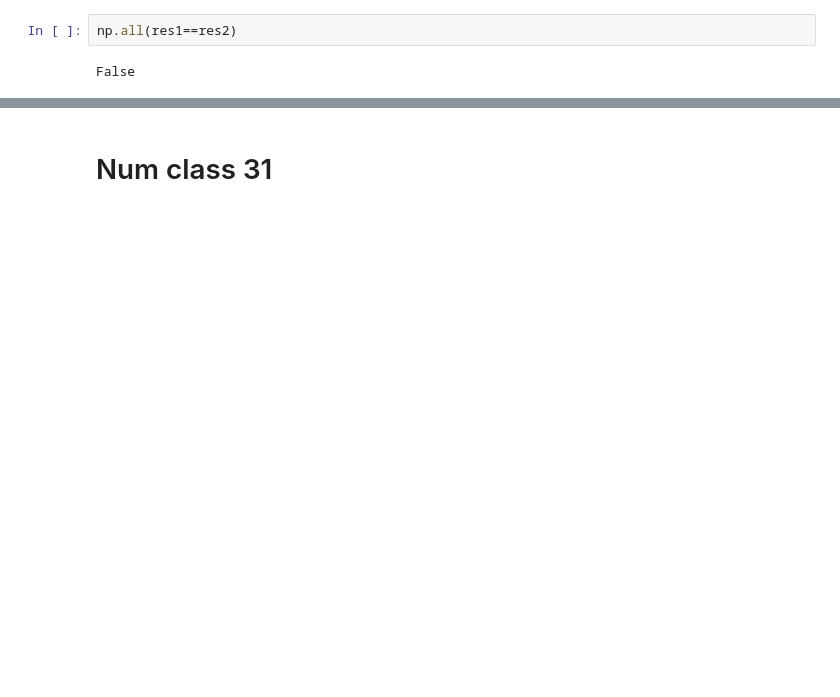
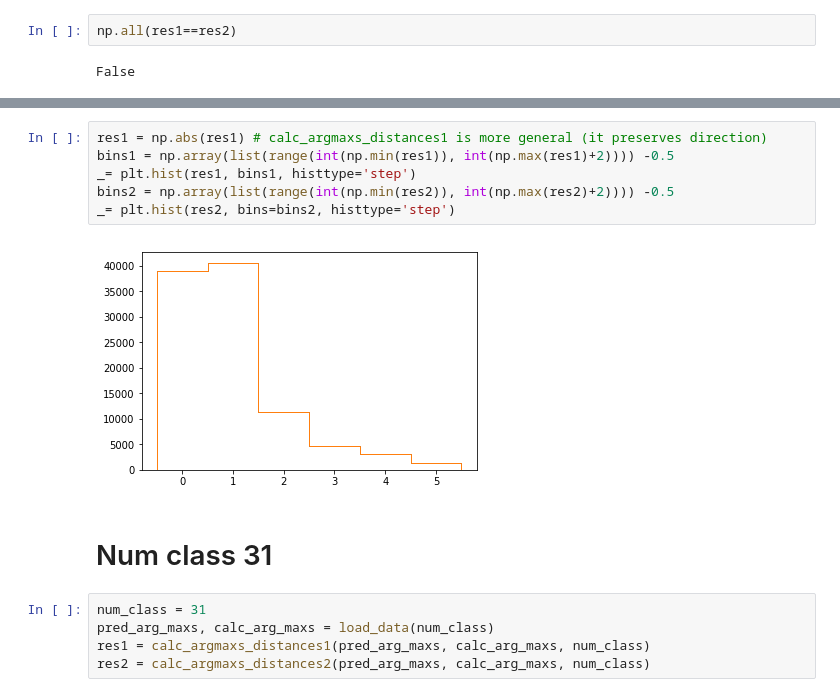
Before and after one commit to klasocha/HiggsCP, a Jupyter notebook: notebooks/Calc_min_distances_test.ipynb, the cells around one changed output, grey strips where cells are left out. Saved outputs shown, nothing was run; the diff lists cells and outputs as text; blank space fills up the shorter version.

```diff
--- a/notebooks/Calc_min_distances_test.ipynb
+++ b/notebooks/Calc_min_distances_test.ipynb
@@ -108,2 +131,15 @@ False
+# %%
+res1 = np.abs(res1) # calc_argmaxs_distances1 is more general (it preserves direction)
+bins1 = np.array(list(range(int(np.min(res1)), int(np.max(res1)+2)))) -0.5
+_= plt.hist(res1, bins1, histtype='step')
+bins2 = np.array(list(range(int(np.min(res2)), int(np.max(res2)+2)))) -0.5
+_= plt.hist(res2, bins=bins2, histtype='step')
+# %% [output]
+[figure, added]
 # %% [markdown]
 # Num class 31
+# %%
+num_class = 31
+pred_arg_maxs, calc_arg_maxs = load_data(num_class)
+res1 = calc_argmaxs_distances1(pred_arg_maxs, calc_arg_maxs, num_class)
+res2 = calc_argmaxs_distances2(pred_arg_maxs, calc_arg_maxs, num_class)
```
Also changed, not shown: parts of 13 cells of this notebook.
